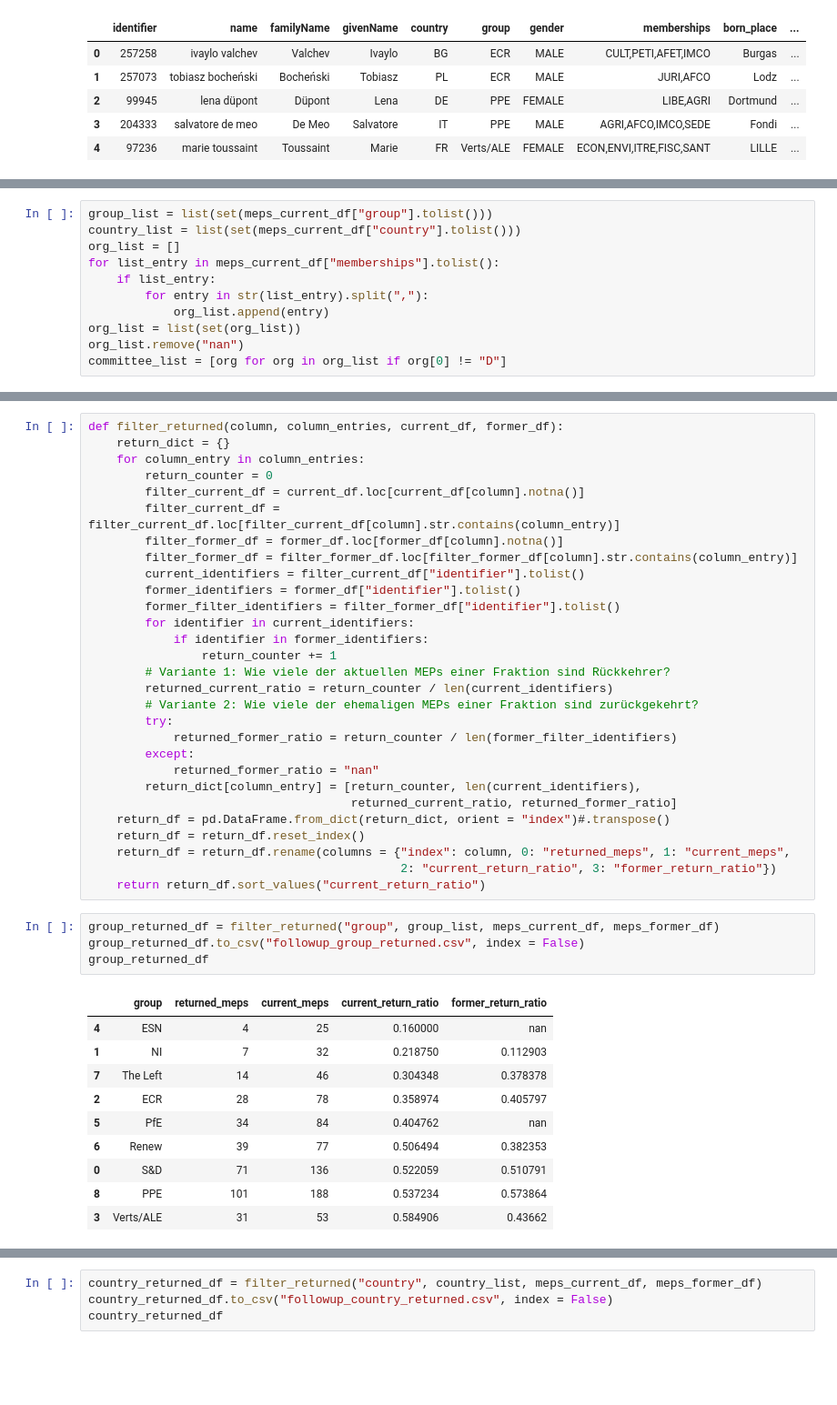
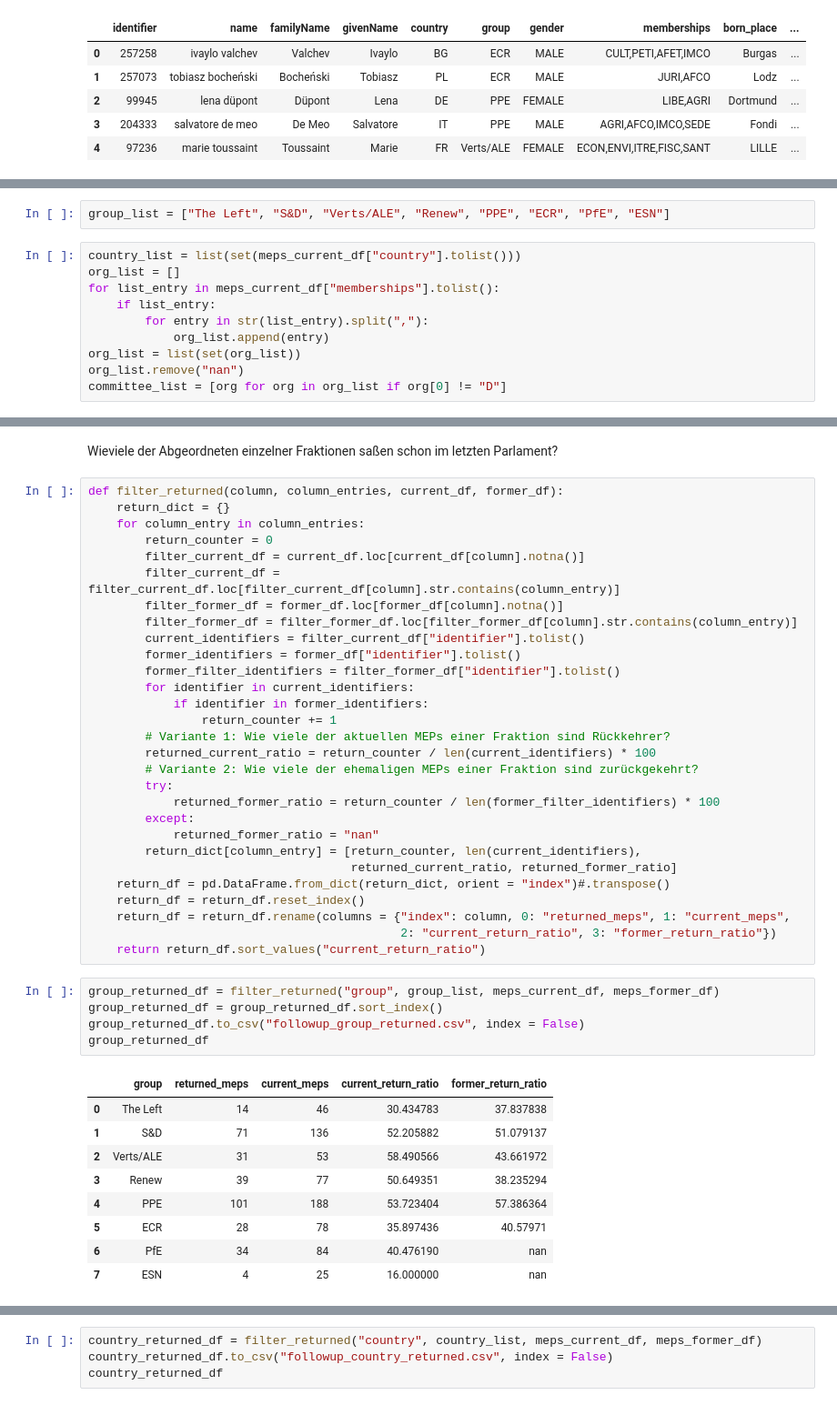
Before and after one commit to SWRdata/p081_euparlament_divers, a Jupyter notebook: analysis/followup.ipynb, the cells around one changed output, grey strips where cells are left out. Shown at 91% size. Drawn from its saved outputs; the diff is of its cells as text; blank space fills up the shorter version.

```diff
--- a/analysis/followup.ipynb
+++ b/analysis/followup.ipynb
@@ -39,5 +33,6 @@ print(return_counter / counter)
+# %%
+group_list = ["The Left", "S&D", "Verts/ALE", "Renew", "PPE", "ECR", "PfE", "ESN"]
 # %%
-group_list = list(set(meps_current_df["group"].tolist()))
 country_list = list(set(meps_current_df["country"].tolist()))
 org_list = []
 for list_entry in meps_current_df["memberships"].tolist():
@@ -50,3 +58,5 @@ committee_list = [org for org in org_list if org[0] != "D"]
+# %% [markdown]
+Wieviele der Abgeordneten einzelner Fraktionen saßen schon im letzten Parlament?
 # %%
 def filter_returned(column, column_entries, current_df, former_df):
     return_dict = {}
@@ -63,10 +73,10 @@ def filter_returned(column, column_entries, current_df, former_df):
             if identifier in former_identifiers:
                 return_counter += 1
         # Variante 1: Wie viele der aktuellen MEPs einer Fraktion sind Rückkehrer?
-        returned_current_ratio = return_counter / len(current_identifiers)
+        returned_current_ratio = return_counter / len(current_identifiers) * 100
         # Variante 2: Wie viele der ehemaligen MEPs einer Fraktion sind zurückgekehrt?
         try:
-            returned_former_ratio = return_counter / len(former_filter_identifiers)
+            returned_former_ratio = return_counter / len(former_filter_identifiers) * 100
         except:
             returned_former_ratio = "nan"
         return_dict[column_entry] = [return_counter, len(current_identifiers),
@@ -78,16 +88,16 @@ def filter_returned(column, column_entries, current_df, former_df):
     return return_df.sort_values("current_return_ratio")
 # %%
 group_returned_df = filter_returned("group", group_list, meps_current_df, meps_former_df)
+group_returned_df = group_returned_df.sort_index()
 group_returned_df.to_csv("followup_group_returned.csv", index = False)
 group_returned_df
 # %% [output]
 |  | group | returned_meps | current_meps | current_return_ratio | former_return_ratio |
-| 4 | ESN | 4 | 25 | 0.160000 | nan |
-| 1 | NI | 7 | 32 | 0.218750 | 0.112903 |
-| 7 | The Left | 14 | 46 | 0.304348 | 0.378378 |
-| 2 | ECR | 28 | 78 | 0.358974 | 0.405797 |
-| 5 | PfE | 34 | 84 | 0.404762 | nan |
-| 6 | Renew | 39 | 77 | 0.506494 | 0.382353 |
-| 0 | S&D | 71 | 136 | 0.522059 | 0.510791 |
-| 8 | PPE | 101 | 188 | 0.537234 | 0.573864 |
-| 3 | Verts/ALE | 31 | 53 | 0.584906 | 0.43662 |
+| 0 | The Left | 14 | 46 | 30.434783 | 37.837838 |
+| 1 | S&D | 71 | 136 | 52.205882 | 51.079137 |
+| 2 | Verts/ALE | 31 | 53 | 58.490566 | 43.661972 |
+| 3 | Renew | 39 | 77 | 50.649351 | 38.235294 |
+| 4 | PPE | 101 | 188 | 53.723404 | 57.386364 |
+| 5 | ECR | 28 | 78 | 35.897436 | 40.57971 |
+| 6 | PfE | 34 | 84 | 40.476190 | nan |
+| 7 | ESN | 4 | 25 | 16.000000 | nan |
```
Also changed, not shown: parts of 27 cells of this notebook, 6 other files.
